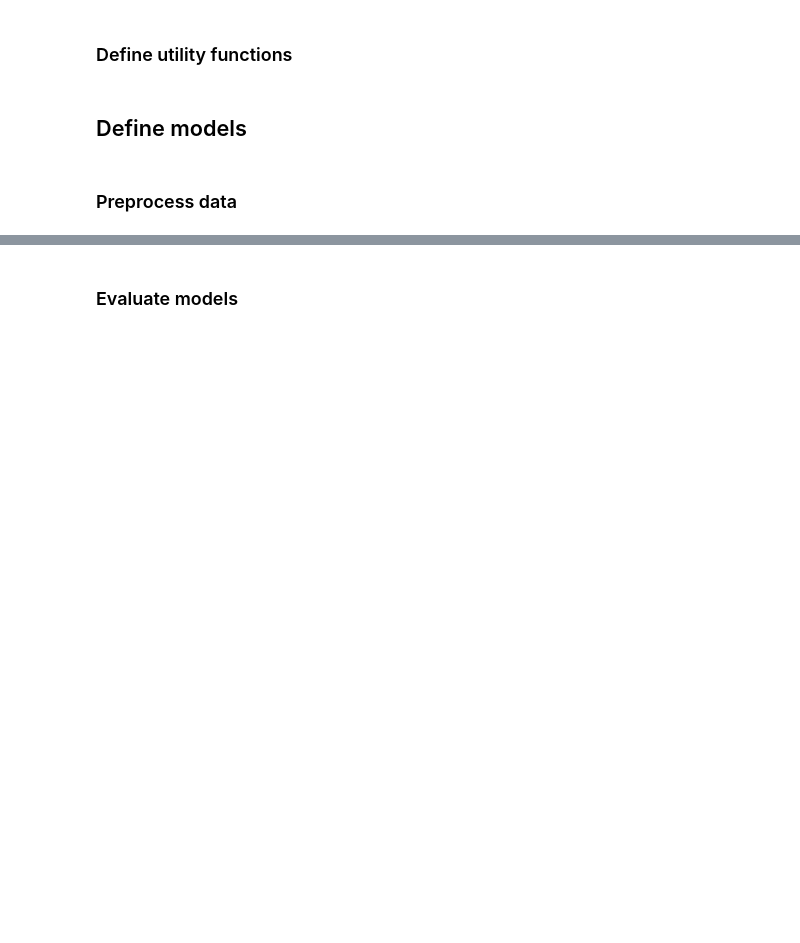
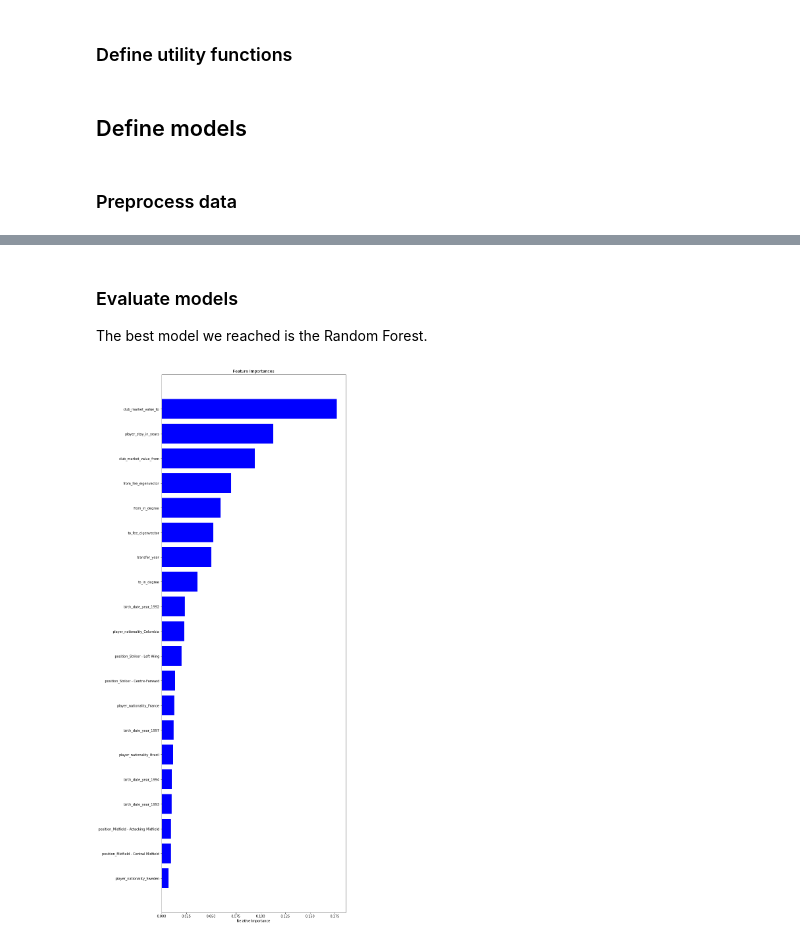
Before and after one commit to fayezmourad/mgt_project, a Jupyter notebook: graph/Graph.ipynb, the cells around one changed output, grey strips where cells are left out. Saved outputs shown, nothing was run; the diff lists cells and outputs as text; code cells hidden in the pictures; blank space fills up the shorter version.

Commit message:
Added random forest feature importance

```diff
--- a/graph/Graph.ipynb
+++ b/graph/Graph.ipynb
@@ -352,10 +373,11 @@ def get_data(network_features_to_keep):
     data_train = pd.get_dummies(data_train)
 
     # Separate features and target
+    y_train = data_train['value_increase'].values
+    data_train = data_train.drop(columns=['value_increase'], axis=1)
     x_train = data_train.loc[:, data_train.columns != 'value_increase'].values
-    y_train = data_train['value_increase'].values
 
-    return x_train, y_train
+    return x_train, y_train, data_train.columns
 
 ## Normalizes each columns of the features
 def normalize_feat(features):
@@ -512,10 +534,12 @@ class Random_Forest():
 ### Preprocess data
 # %%
 SEED = 20
+saved_models = []
 
 def build_models(list_of_network_features, normalize = False):
     for columns_to_keep in list_of_network_features:
-        x_train, y_train = get_data(columns_to_keep)
+        models = []
+        x_train, y_train, cols = get_data(columns_to_keep)
         if normalize:
             x_train = normalize_feat(x_train)
 
@@ -523,31 +547,38 @@ def build_models(list_of_network_features, normalize = False):
 
         # Build Lasso regression
         lasso_regressor = Lasso_Regression(alpha=1e4, seed=SEED)
+        models.append(lasso_regressor)
         # Get cross validation error
         mean_error_lasso, std_error_lasso = cross_validation(model_ori=lasso_regressor, input=x_train, labels=y_train, K=5)
         print('* Lasso cross validation error mean: \t\t{}, \t\tstd: {}'.format(int(mean_error_lasso), int(std_error_lasso)))
 
         # Build KNN regressor
         knn_regressor = KNN()
+        models.append(knn_regressor)
         # Get cross validation error
         mean_error_knn, std_error_knn = cross_validation(model_ori=knn_regressor, input=x_train, labels=y_train, K=5)
         print('* KNN cross validation error mean: \t\t{}, \t\tstd: {}'.format(int(mean_error_knn), int(std_error_knn)))
 
         # Build MLP regressor
         mlp_regressor = MLP(seed=SEED, solver='adam', alpha=1e-5, hidden_layers=(25, 25), lr=1e-4, max_iter=100)
+        models.append(mlp_regressor)
         # Get cross validation error
         mean_error_mlp, std_error_mlp = cross_validation(model_ori=mlp_regressor, input=x_train, labels=y_train, K=5)
         print('* MLP cross validation error mean: \t\t{}, \t\tstd: {}'.format(int(mean_error_mlp), int(std_error_mlp)))
 
         # Build SVR regressor
         svr_regressor = SVR(kernel='linear', seed=SEED)
+        models.append(svr_regressor)
         # Get cross validation error
         mean_error_svm, std_error_svm = cross_validation(model_ori=svr_regressor, input=x_train, labels=y_train, K=5)
         print('* SVR cross validation error mean: \t\t{}, \t\tstd: {}'.format(int(mean_error_svm), int(std_error_svm)))
 
         # Build Random Forest Regressor
         random_forest_regressor = Random_Forest(n_estimators=100, max_depth=20,seed=SEED)
+        models.append(random_forest_regressor)
         # Get cross validation error
         mean_error_rf, std_error_rf = cross_validation(model_ori=random_forest_regressor,input=x_train, labels=y_train, K=5)
         print('* Random Forest cross validation error mean: \t{}, \t\tstd: {} \n'.format(int(mean_error_rf), int(std_error_rf)))
+
+        saved_models.append(models)
 # %%
@@ -558,2 +610,19 @@ build_models(selected_model_features)
-# %% [markdown]
-### Evaluate models
+# %% [markdown]
+### Evaluate models
+The best model we reached is the Random Forest.
+# %%
+x_train, y_train, cols = get_data(['from_in_degree', 'from_fee_eigenvector', 'to_in_degree', 'to_fee_eigenvector']) # Best model
+rf_regressor = saved_models[-2][-1].clf.fit(x_train, y_train) # We saved the models in saved_models
+# %%
+importances = rf_regressor.feature_importances_
+indices = np.argsort(importances)[-20:]
+
+
+plt.figure(figsize=(10,30))
+plt.title('Feature Importances')
+plt.barh(range(len(indices)), importances[indices], color='b', align='center')
+plt.yticks(range(len(indices)), [cols[i] for i in indices])
+plt.xlabel('Relative Importance')
+plt.show()
+# %% [output]
+[figure, added]
```
Also changed, not shown: parts of 3 cells of this notebook.
